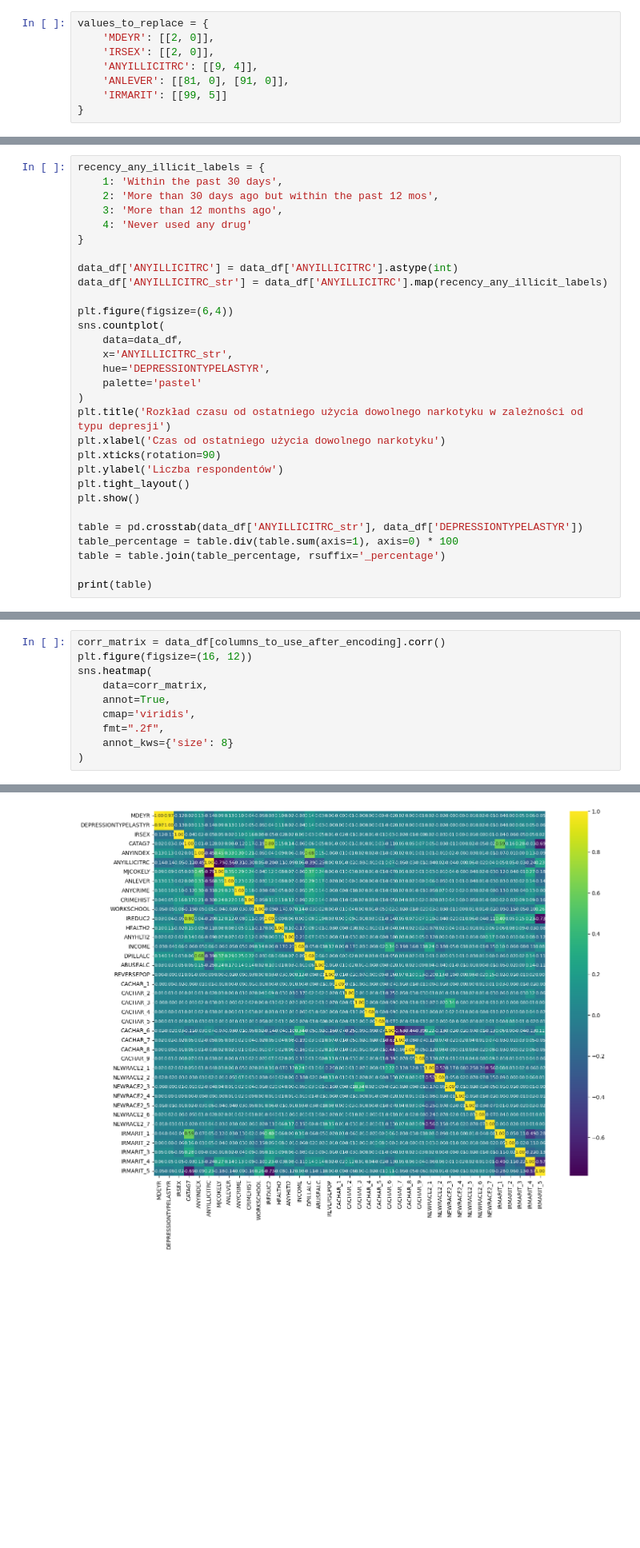
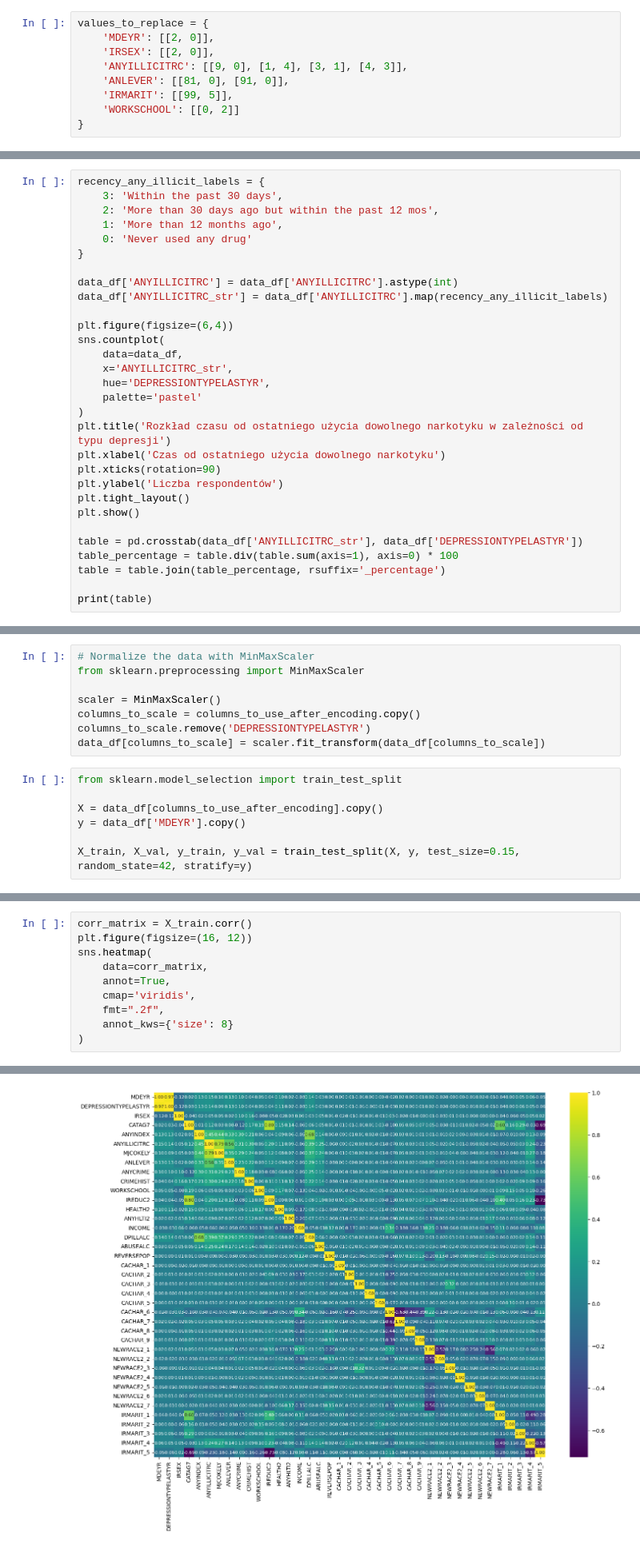
Before and after one commit to mmcza/Gender-Mental-Illness-and-Crime-in-the-United-States-Analysis, a Jupyter notebook: Mental-Illness-Analysis.ipynb, the cells around one changed output, grey strips where cells are left out. Shown at 80% size. Saved outputs shown, nothing was run; the diff lists cells and outputs as text; blank space fills up the shorter version.

```diff
--- a/Mental-Illness-Analysis.ipynb
+++ b/Mental-Illness-Analysis.ipynb
@@ -196,9 +196,10 @@ W niektórych z kolumn wartości wymagają ręcznego poprawienia, ponieważ zost
 values_to_replace = {
     'MDEYR': [[2, 0]],
     'IRSEX': [[2, 0]],
-    'ANYILLICITRC': [[9, 4]],
+    'ANYILLICITRC': [[9, 0], [1, 4], [3, 1], [4, 3]],
     'ANLEVER': [[81, 0], [91, 0]],
-    'IRMARIT': [[99, 5]]
+    'IRMARIT': [[99, 5]],
+    'WORKSCHOOL': [[0, 2]]
 }
 # %%
 for column, values in values_to_replace.items():
@@ -731,10 +732,10 @@ $75k+                     6.055199
 W przypadku dochodu rodziny, ogólny odsetek osób z depresją nieznacznie zmniejsza się, wraz z przejściem na wyższy poziom zarobków. Interesujący jest fakt, że większe zarobki powodują, że odsetek osób z depresją somatyczną jest mniejszy, ale udział "czystej" depresji wśród wszystkich mających depresję się zwiększa.
 # %%
 recency_any_illicit_labels = {
-    1: 'Within the past 30 days',
+    3: 'Within the past 30 days',
     2: 'More than 30 days ago but within the past 12 mos',
-    3: 'More than 12 months ago',
-    4: 'Never used any drug'
+    1: 'More than 12 months ago',
+    0: 'Never used any drug'
 }
 
 data_df['ANYILLICITRC'] = data_df['ANYILLICITRC'].astype(int)
@@ -844,3 +849,18 @@ columns_to_use_after_encoding.remove('IRMARIT')
 print(columns_to_use_after_encoding)
 # %% [output]
 ['MDEYR', 'DEPRESSIONTYPELASTYR', 'IRSEX', 'CATAG7', 'ANYINDEX', 'ANYILLICITRC', 'MJCOKELY', 'ANLEVER', 'ANYCRIME', 'CRIMEHIST', 'WORKSCHOOL', 'IREDUC2', 'HEALTH2', 'ANYHLTI2', 'INCOME', 'DPILLALC', ' ...
+# %%
+# Normalize the data with MinMaxScaler
+from sklearn.preprocessing import MinMaxScaler
+
+scaler = MinMaxScaler()
+columns_to_scale = columns_to_use_after_encoding.copy()
+columns_to_scale.remove('DEPRESSIONTYPELASTYR')
+data_df[columns_to_scale] = scaler.fit_transform(data_df[columns_to_scale])
+# %%
+from sklearn.model_selection import train_test_split
+
+X = data_df[columns_to_use_after_encoding].copy()
+y = data_df['MDEYR'].copy()
+
+X_train, X_val, y_train, y_val = train_test_split(X, y, test_size=0.15, random_state=42, stratify=y)
@@ -847,16 +911,16 @@ print(columns_to_use_after_encoding)
 # %%
-corr_matrix = data_df[columns_to_use_after_encoding].corr()
+corr_matrix = X_train.corr()
 plt.figure(figsize=(16, 12))
 sns.heatmap(
     data=corr_matrix,
     annot=True,
     cmap='viridis',
     fmt=".2f",
     annot_kws={'size': 8}
 )
 # %% [output]
 <Axes: >
-[figure, old version]
+[figure, new version]
 # %%
 corr_values = corr_matrix.abs().unstack().sort_values(ascending=False)
 corr_values = corr_values['MDEYR'].drop('MDEYR')
```
Also changed, not shown: parts of 32 cells of this notebook, 1 other file.
